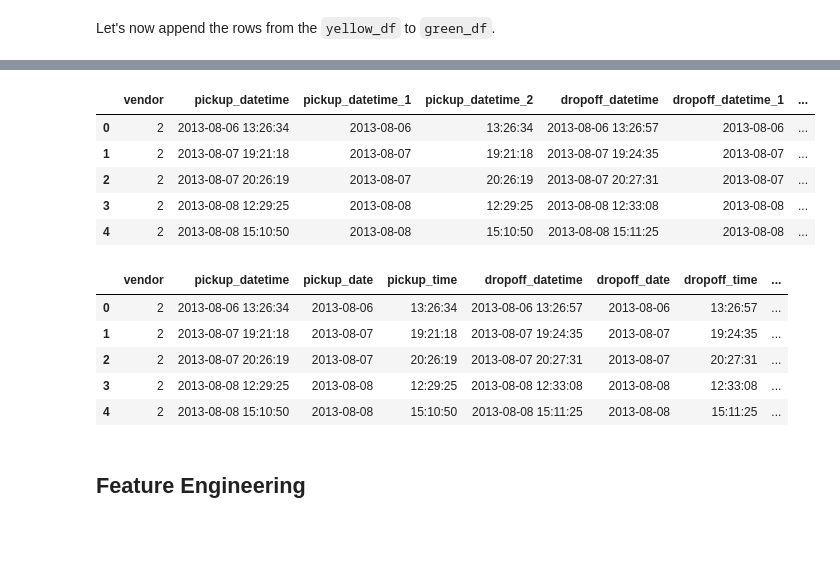
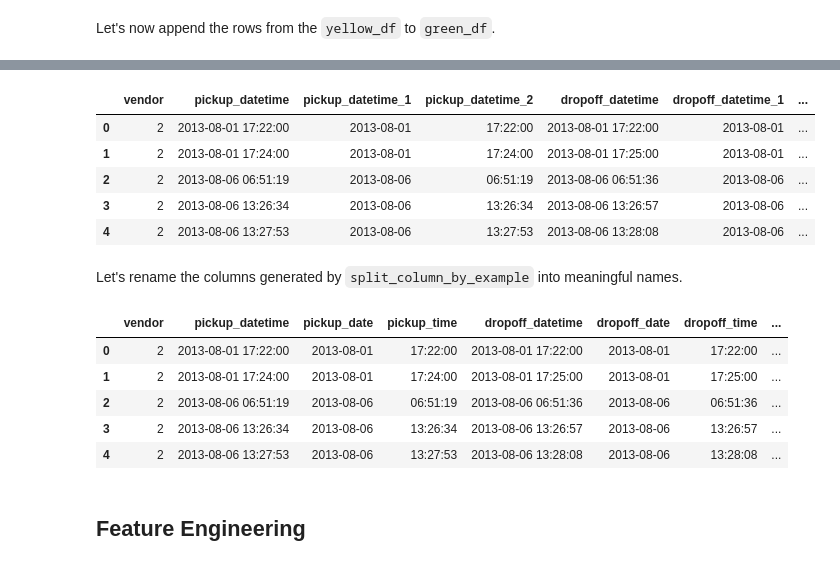
Before and after one commit to codybushnell/AMLDataPrepDocs, a Jupyter notebook: Scenarios/NYTaxiCab/01.new_york_taxi.ipynb, the cells around one changed output, grey strips where cells are left out. Cells and saved outputs as stored; diff of their text form; code cells hidden in the pictures; blank space fills up the shorter version.

```diff
--- a/Scenarios/NYTaxiCab/01.new_york_taxi.ipynb
+++ b/Scenarios/NYTaxiCab/01.new_york_taxi.ipynb
@@ -168 +188,3 @@ combined_df.head(5)
+# %%
+combined_df = tmp_df
 # %% [markdown]
@@ -170,2 +199,2 @@ Let's now make the values in the `store_forward` column consistent.
 # %%
-combined_df = combined_df.replace(columns="store_forward", find="None", replace_with="N")
+combined_df = combined_df.replace(columns="store_forward", find="0", replace_with="N").fill_nulls("store_forward", "N")
@@ -178,31 +203,33 @@ Let's now split the pick up and drop off datetimes into separate components.
 # %%
-tmp_df = (sample_df
+tmp_df = (combined_df
     .split_column_by_example(source_column="pickup_datetime")
     .split_column_by_example(source_column="dropoff_datetime"))
 tmp_df.head(5)
 # %% [output]
 |  | vendor | pickup_datetime | pickup_datetime_1 | pickup_datetime_2 | dropoff_datetime | dropoff_datetime_1 | ... |
-| 0 | 2 | 2013-08-06 13:26:34 | 2013-08-06 | 13:26:34 | 2013-08-06 13:26:57 | 2013-08-06 | ... |
-| 1 | 2 | 2013-08-07 19:21:18 | 2013-08-07 | 19:21:18 | 2013-08-07 19:24:35 | 2013-08-07 | ... |
-| 2 | 2 | 2013-08-07 20:26:19 | 2013-08-07 | 20:26:19 | 2013-08-07 20:27:31 | 2013-08-07 | ... |
-| 3 | 2 | 2013-08-08 12:29:25 | 2013-08-08 | 12:29:25 | 2013-08-08 12:33:08 | 2013-08-08 | ... |
-| 4 | 2 | 2013-08-08 15:10:50 | 2013-08-08 | 15:10:50 | 2013-08-08 15:11:25 | 2013-08-08 | ... |
+| 0 | 2 | 2013-08-01 17:22:00 | 2013-08-01 | 17:22:00 | 2013-08-01 17:22:00 | 2013-08-01 | ... |
+| 1 | 2 | 2013-08-01 17:24:00 | 2013-08-01 | 17:24:00 | 2013-08-01 17:25:00 | 2013-08-01 | ... |
+| 2 | 2 | 2013-08-06 06:51:19 | 2013-08-06 | 06:51:19 | 2013-08-06 06:51:36 | 2013-08-06 | ... |
+| 3 | 2 | 2013-08-06 13:26:34 | 2013-08-06 | 13:26:34 | 2013-08-06 13:26:57 | 2013-08-06 | ... |
+| 4 | 2 | 2013-08-06 13:27:53 | 2013-08-06 | 13:27:53 | 2013-08-06 13:28:08 | 2013-08-06 | ... |
 # %%
-sample_df = tmp_df
+combined_df = tmp_df
+# %% [markdown]
+Let's rename the columns generated by `split_column_by_example` into meaningful names.
 # %%
-tmp_df = (sample_df
+tmp_df = (combined_df
     .rename_columns(column_pairs={
         "pickup_datetime_1": "pickup_date",
         "pickup_datetime_2": "pickup_time",
         "dropoff_datetime_1": "dropoff_date",
         "dropoff_datetime_2": "dropoff_time"
     }))
 tmp_df.head(5)
 # %% [output]
 |  | vendor | pickup_datetime | pickup_date | pickup_time | dropoff_datetime | dropoff_date | dropoff_time | ... |
-| 0 | 2 | 2013-08-06 13:26:34 | 2013-08-06 | 13:26:34 | 2013-08-06 13:26:57 | 2013-08-06 | 13:26:57 | ... |
-| 1 | 2 | 2013-08-07 19:21:18 | 2013-08-07 | 19:21:18 | 2013-08-07 19:24:35 | 2013-08-07 | 19:24:35 | ... |
-| 2 | 2 | 2013-08-07 20:26:19 | 2013-08-07 | 20:26:19 | 2013-08-07 20:27:31 | 2013-08-07 | 20:27:31 | ... |
-| 3 | 2 | 2013-08-08 12:29:25 | 2013-08-08 | 12:29:25 | 2013-08-08 12:33:08 | 2013-08-08 | 12:33:08 | ... |
-| 4 | 2 | 2013-08-08 15:10:50 | 2013-08-08 | 15:10:50 | 2013-08-08 15:11:25 | 2013-08-08 | 15:11:25 | ... |
+| 0 | 2 | 2013-08-01 17:22:00 | 2013-08-01 | 17:22:00 | 2013-08-01 17:22:00 | 2013-08-01 | 17:22:00 | ... |
+| 1 | 2 | 2013-08-01 17:24:00 | 2013-08-01 | 17:24:00 | 2013-08-01 17:25:00 | 2013-08-01 | 17:25:00 | ... |
+| 2 | 2 | 2013-08-06 06:51:19 | 2013-08-06 | 06:51:19 | 2013-08-06 06:51:36 | 2013-08-06 | 06:51:36 | ... |
+| 3 | 2 | 2013-08-06 13:26:34 | 2013-08-06 | 13:26:34 | 2013-08-06 13:26:57 | 2013-08-06 | 13:26:57 | ... |
+| 4 | 2 | 2013-08-06 13:27:53 | 2013-08-06 | 13:27:53 | 2013-08-06 13:28:08 | 2013-08-06 | 13:28:08 | ... |
 # %%
```
Also changed, not shown: parts of 29 cells of this notebook, 1 other file.
